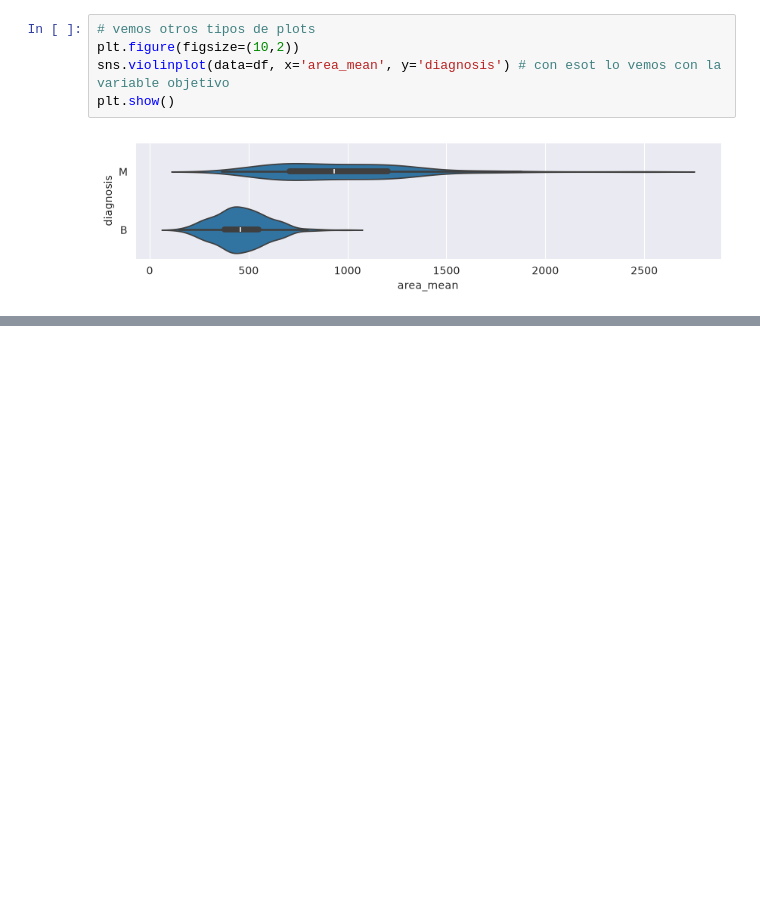
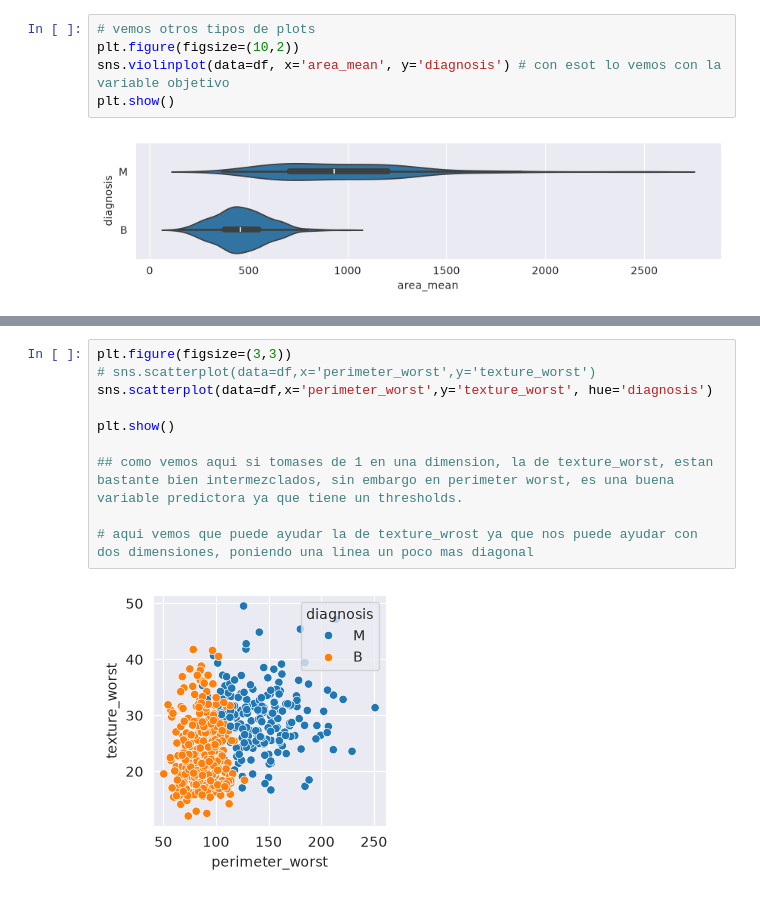
Before and after one commit to gerardofv02/Master, a Jupyter notebook: Machine learning - PART IV/Ejemplos/Ejemplo tema2.ipynb, the cells around one changed output, grey strips where cells are left out. Saved outputs shown, nothing was run; the diff lists cells and outputs as text; blank space fills up the shorter version.

```diff
--- a/Machine learning - PART IV/Ejemplos/Ejemplo tema2.ipynb
+++ b/Machine learning - PART IV/Ejemplos/Ejemplo tema2.ipynb
@@ -146,0 +188,12 @@ plt.show()
+# %%
+plt.figure(figsize=(3,3))
+# sns.scatterplot(data=df,x='perimeter_worst',y='texture_worst')
+sns.scatterplot(data=df,x='perimeter_worst',y='texture_worst', hue='diagnosis')
+
+plt.show()
+
+## como vemos aqui si tomases de 1 en una dimension, la de texture_worst, estan bastante bien intermezclados, sin embargo en perimeter worst, es una buena variable predictora ya que tiene un thresholds.
+
+# aqui vemos que puede ayudar la de texture_wrost ya que nos puede ayudar con dos dimensiones, poniendo una linea un poco mas diagonal
+# %% [output]
+[figure, added]
```
Also changed, not shown: parts of 37 cells of this notebook, 1 other file.
